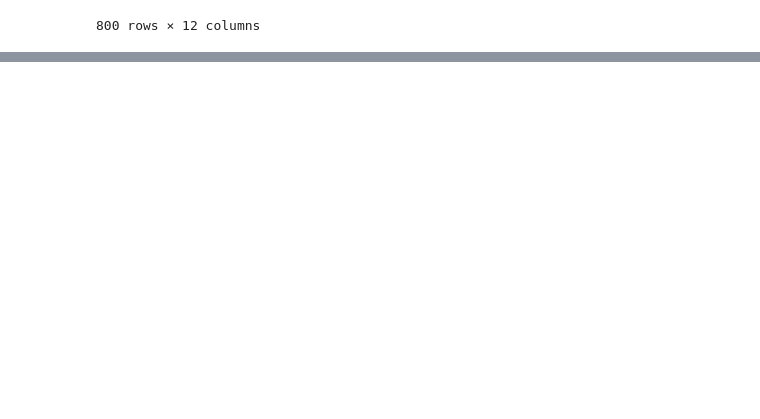
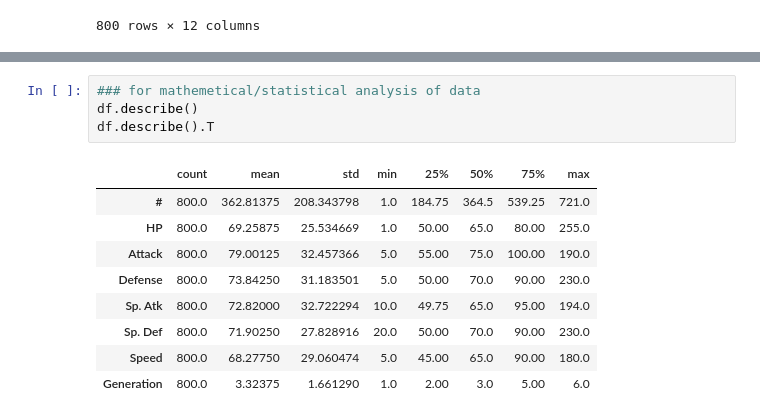
Before and after one commit to HG-2022/Python_projects, a Jupyter notebook: python_pandas_lib.ipynb, the cells around one changed output, grey strips where cells are left out. Cells and saved outputs as stored; diff of their text form; blank space fills up the shorter version.

```diff
--- a/python_pandas_lib.ipynb
+++ b/python_pandas_lib.ipynb
@@ -145,0 +237,14 @@ nsmallest() and nlargest()
+# %%
+### for mathemetical/statistical analysis of data
+df.describe()
+df.describe().T
+# %% [output]
+|  | count | mean | std | min | 25% | 50% | 75% | max |
+| # | 800.0 | 362.81375 | 208.343798 | 1.0 | 184.75 | 364.5 | 539.25 | 721.0 |
+| HP | 800.0 | 69.25875 | 25.534669 | 1.0 | 50.00 | 65.0 | 80.00 | 255.0 |
+| Attack | 800.0 | 79.00125 | 32.457366 | 5.0 | 55.00 | 75.0 | 100.00 | 190.0 |
+| Defense | 800.0 | 73.84250 | 31.183501 | 5.0 | 50.00 | 70.0 | 90.00 | 230.0 |
+| Sp. Atk | 800.0 | 72.82000 | 32.722294 | 10.0 | 49.75 | 65.0 | 95.00 | 194.0 |
+| Sp. Def | 800.0 | 71.90250 | 27.828916 | 20.0 | 50.00 | 70.0 | 90.00 | 230.0 |
+| Speed | 800.0 | 68.27750 | 29.060474 | 5.0 | 45.00 | 65.0 | 90.00 | 180.0 |
+| Generation | 800.0 | 3.32375 | 1.661290 | 1.0 | 2.00 | 3.0 | 5.00 | 6.0 |
```
Also changed, not shown: parts of 17 cells of this notebook.
